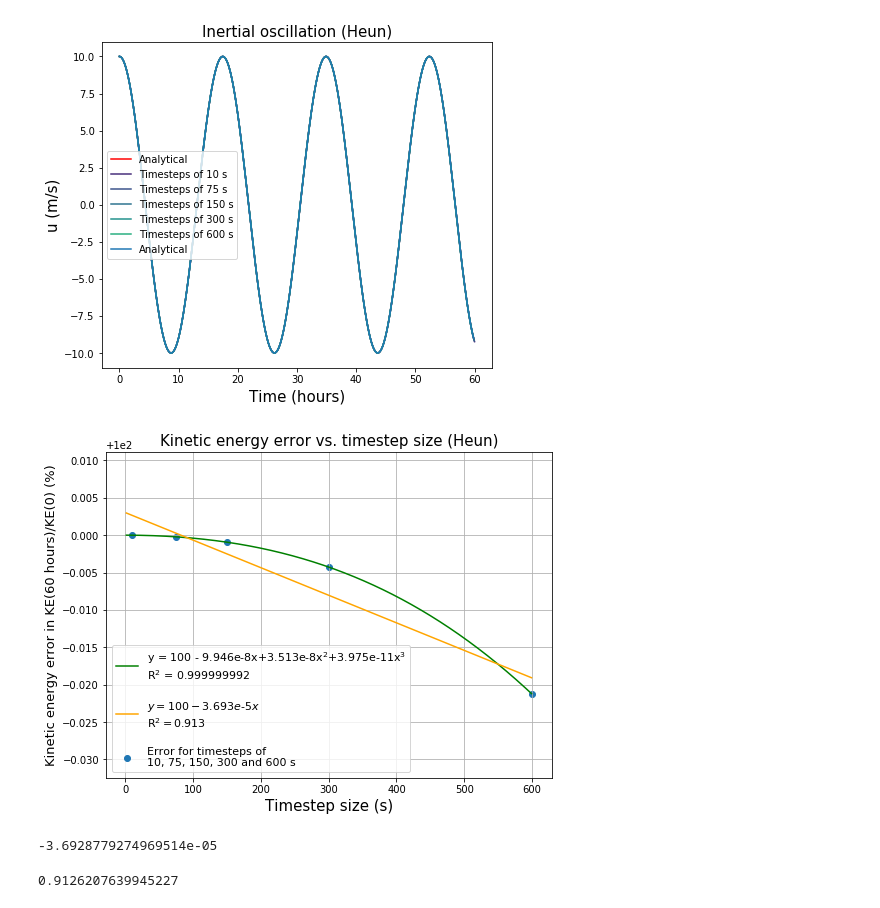
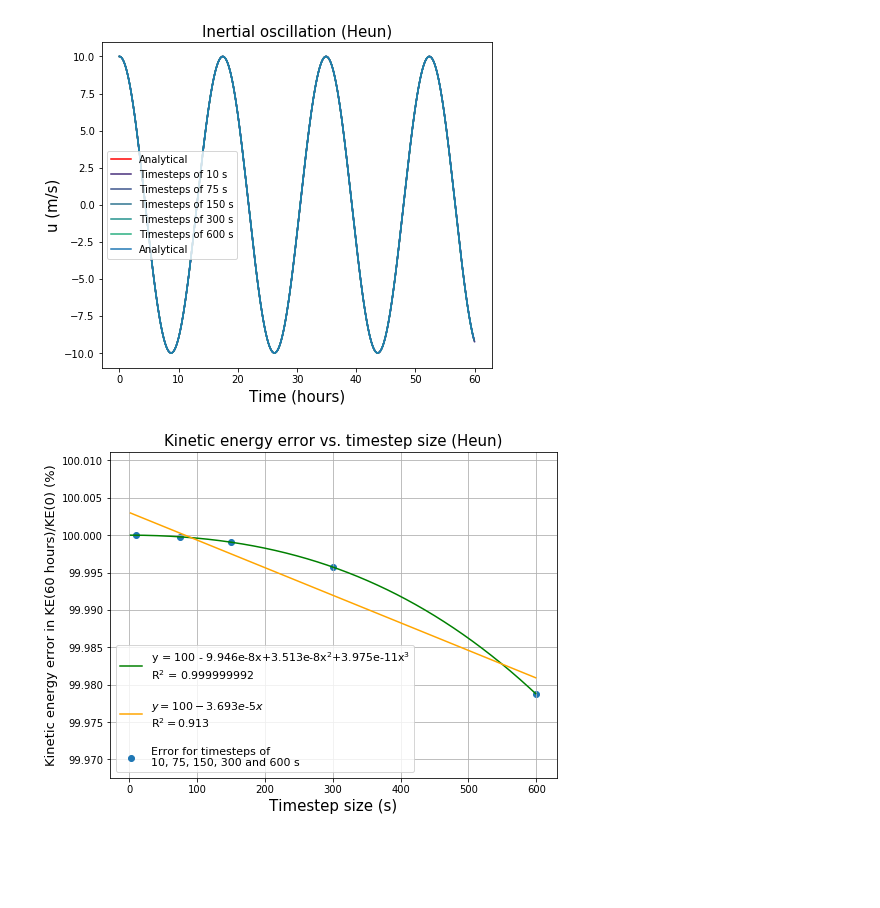
Before and after one commit to toonmaassen/SOAC, a Jupyter notebook: Exercise 1 .ipynb, the cells around one changed output. Cells and saved outputs as stored; diff of their text form; code cells hidden in the pictures; blank space fills up the shorter version.

```diff
--- a/Exercise 1 .ipynb
+++ b/Exercise 1 .ipynb
@@ -387,24 +387,16 @@ ss_res6 = np.sum(residuals6**2)
 ss_tot6 = np.sum((ydataH-np.mean(ydataH))**2)
 r_squared6 = 1 - (ss_res6 / ss_tot6)
 # %%
-plt.figure(figsize=(8,6))
+plt.figure(figsize=(8,6),)
 plt.title('Kinetic energy error vs. timestep size (Heun)',fontsize=15)
 plt.scatter(xdata,ydataH, label='Error for timesteps of \n10, 75, 150, 300 and 600 s')
 plt.plot(xlist,fit5(xlist,*popt5),'green',label='y = 100 - 9.946e‐8x+3.513e‐8x$^2$+3.975e‐11x$^3$\nR$^{2}$ = 0.999999992')
 plt.plot(xlist,fit6(xlist,*popt6),'orange',label='\n$y=100-3.693e‐5x$ \nR$^2=0.913$\n')
 plt.xlabel('Timestep size (s)',fontsize=15)
 plt.ylabel('Kinetic energy error in KE(60 hours)/KE(0) (%)',fontsize=13)
-
+plt.ticklabel_format(useOffset=False)
 plt.legend(fontsize=11)
 plt.grid()
 plt.show()
 # %% [output]
-[figure, old version]
+[figure, new version]
-# %%
-popt6[1]
-# %% [output]
--3.6928779274969514e-05
-# %%
-r_squared6
-# %% [output]
-0.9126207639945227
```
Also changed, not shown: parts of 3 cells of this notebook.
